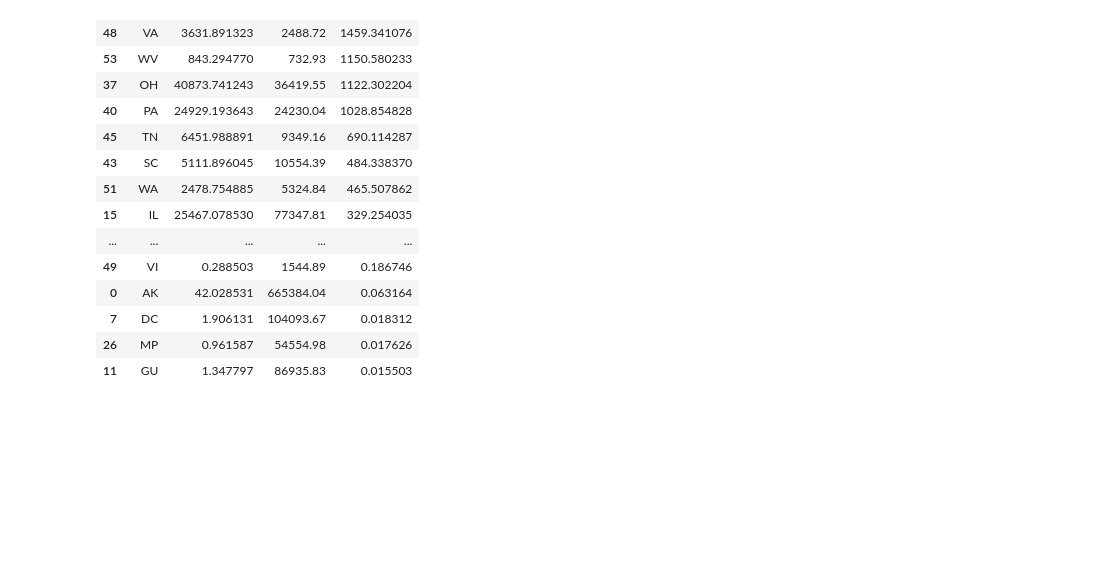
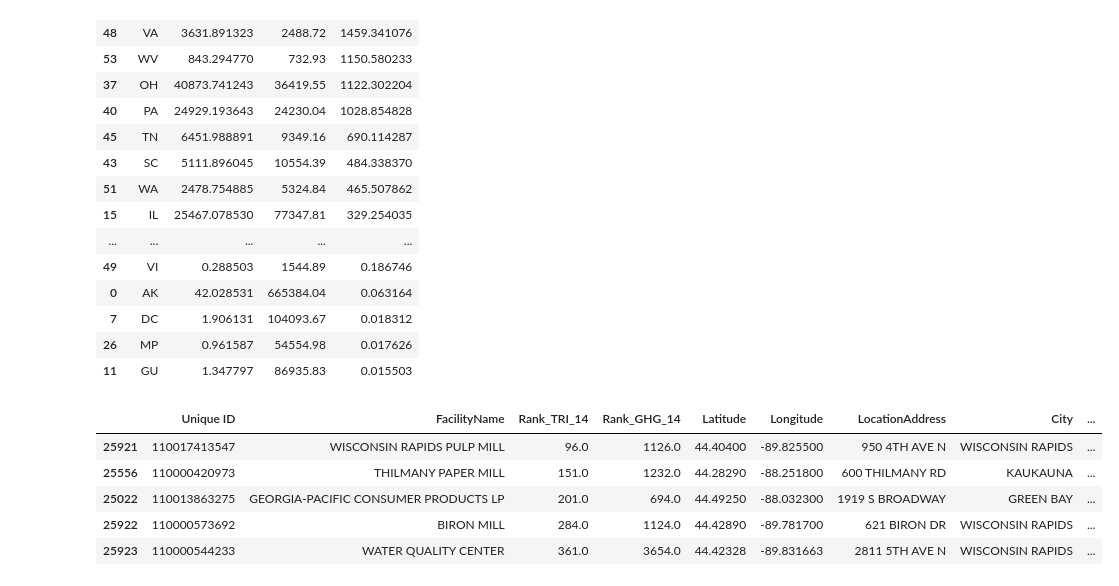
Before and after one commit to ivanescalona/GroupProject1, a Jupyter notebook: facilities_df.ipynb, the cells around one changed output. Drawn from its saved outputs; the diff is of its cells as text; code cells hidden in the pictures; blank space fills up the shorter version.

```diff
--- a/facilities_df.ipynb
+++ b/facilities_df.ipynb
@@ -339,3 +361,13 @@ df5.sort_values(by = 'Final Ranking', ascending=False)
 | 7 | DC | 1.906131 | 104093.67 | 0.018312 |
 | 26 | MP | 0.961587 | 54554.98 | 0.017626 |
 | 11 | GU | 1.347797 | 86935.83 | 0.015503 |
+# %%
+work_df = df.loc[df['State'] == 'WI']
+work_df.sort_values(by = "Rank_TRI_14").head()
+# %% [output]
+|  | Unique ID | FacilityName | Rank_TRI_14 | Rank_GHG_14 | Latitude | Longitude | LocationAddress | City | ... |
+| 25921 | 110017413547 | WISCONSIN RAPIDS PULP MILL | 96.0 | 1126.0 | 44.40400 | -89.825500 | 950 4TH AVE N | WISCONSIN RAPIDS | ... |
+| 25556 | 110000420973 | THILMANY PAPER MILL | 151.0 | 1232.0 | 44.28290 | -88.251800 | 600 THILMANY RD | KAUKAUNA | ... |
+| 25022 | 110013863275 | GEORGIA-PACIFIC CONSUMER PRODUCTS LP | 201.0 | 694.0 | 44.49250 | -88.032300 | 1919 S BROADWAY | GREEN BAY | ... |
+| 25922 | 110000573692 | BIRON MILL | 284.0 | 1124.0 | 44.42890 | -89.781700 | 621 BIRON DR | WISCONSIN RAPIDS | ... |
+| 25923 | 110000544233 | WATER QUALITY CENTER | 361.0 | 3654.0 | 44.42328 | -89.831663 | 2811 5TH AVE N | WISCONSIN RAPIDS | ... |
```
Also changed, not shown: parts of 6 cells of this notebook, 2 other files.
